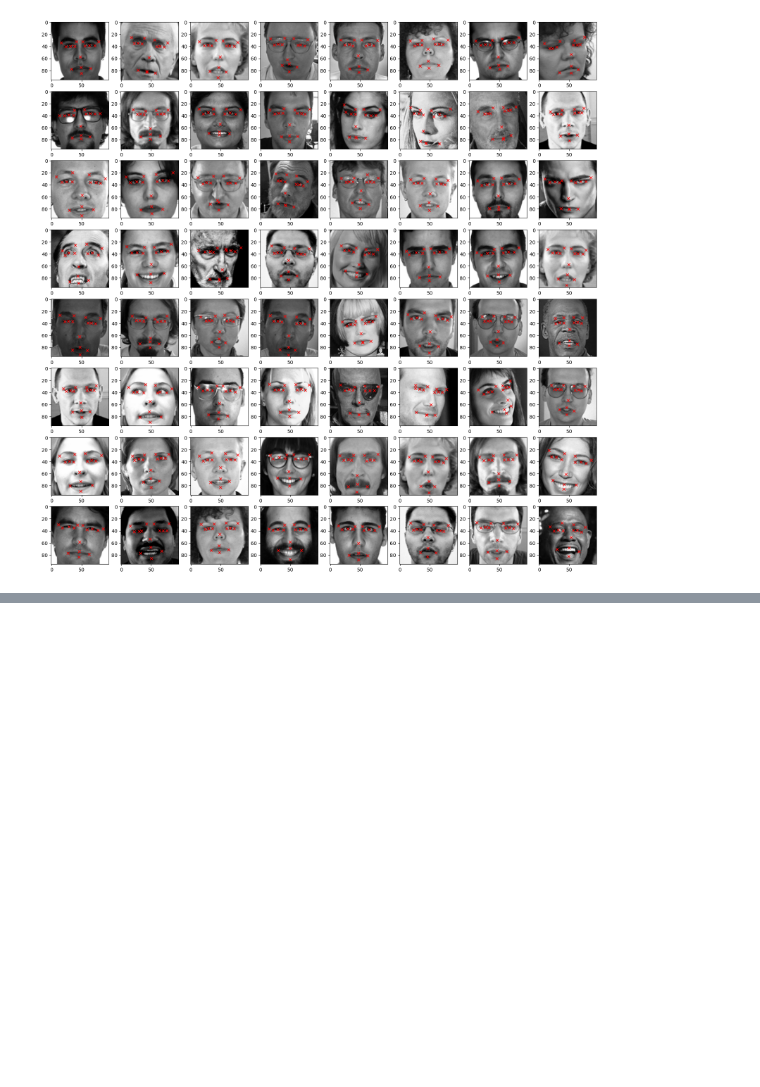
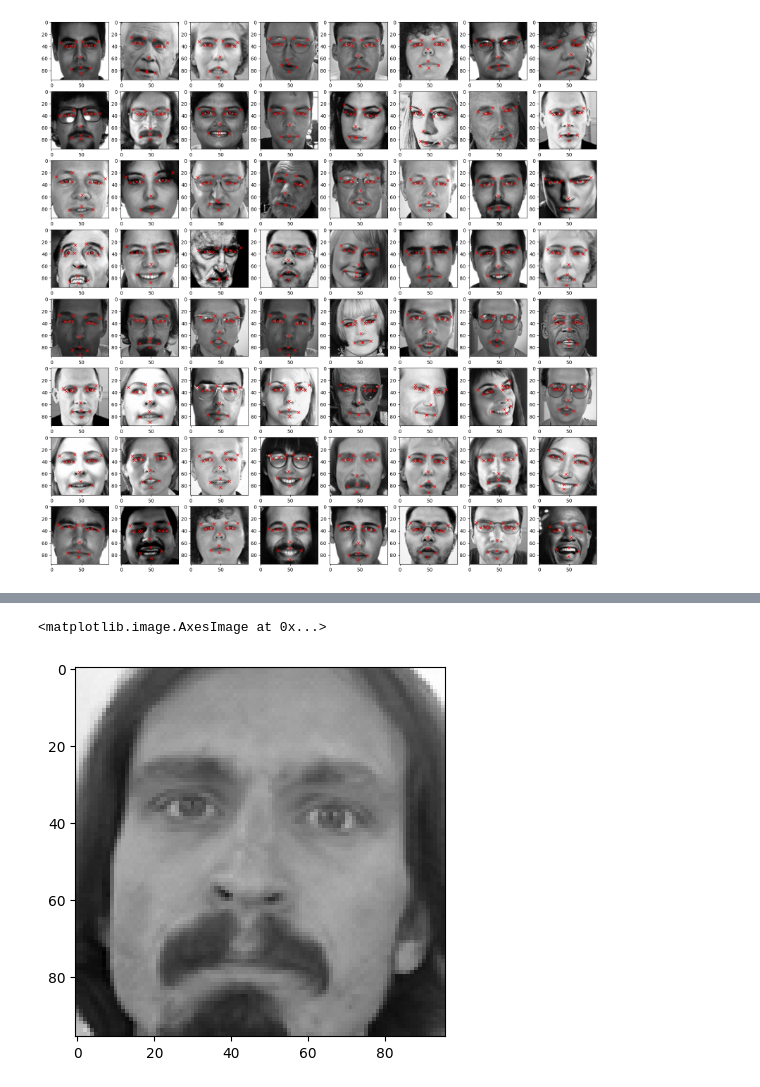
Before and after one commit to rajputdevyansh/Facial-Key-Points-Detection, a Jupyter notebook: Facial-Key-Points-Detection.ipynb, the cells around one changed output, grey strips where cells are left out. Saved outputs shown, nothing was run; the diff lists cells and outputs as text; code cells hidden in the pictures; blank space fills up the shorter version.

```diff
--- a/Facial-Key-Points-Detection.ipynb
+++ b/Facial-Key-Points-Detection.ipynb
@@ -145,0 +180,6 @@ for i in range(64):
+# %%
+# image plottng
+plt.imshow(points_df['Image'][0],cmap='gray')
+# %% [output]
+<matplotlib.image.AxesImage at 0x...>
+[figure, added]
```
Also changed, not shown: parts of 3 cells of this notebook.
